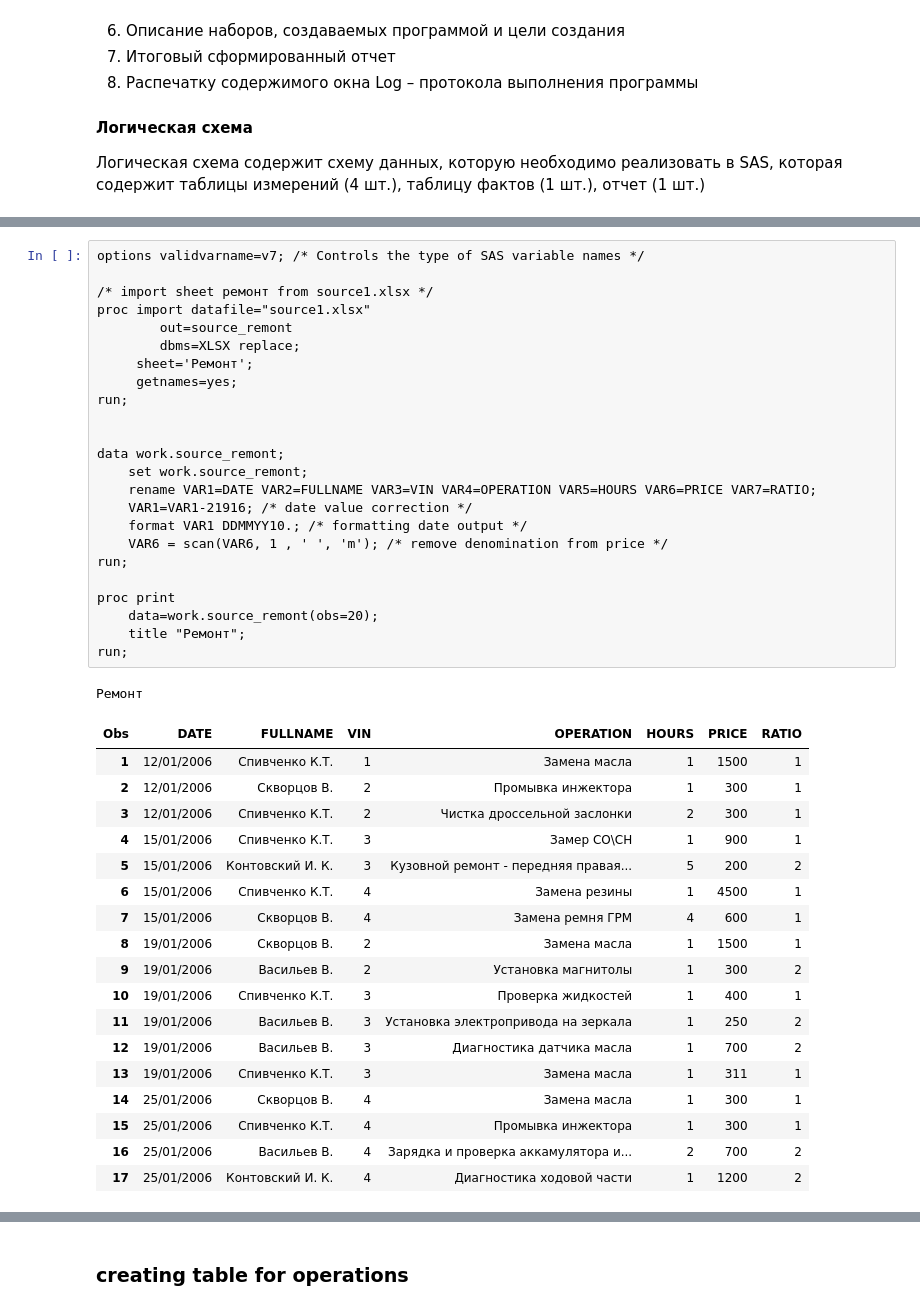
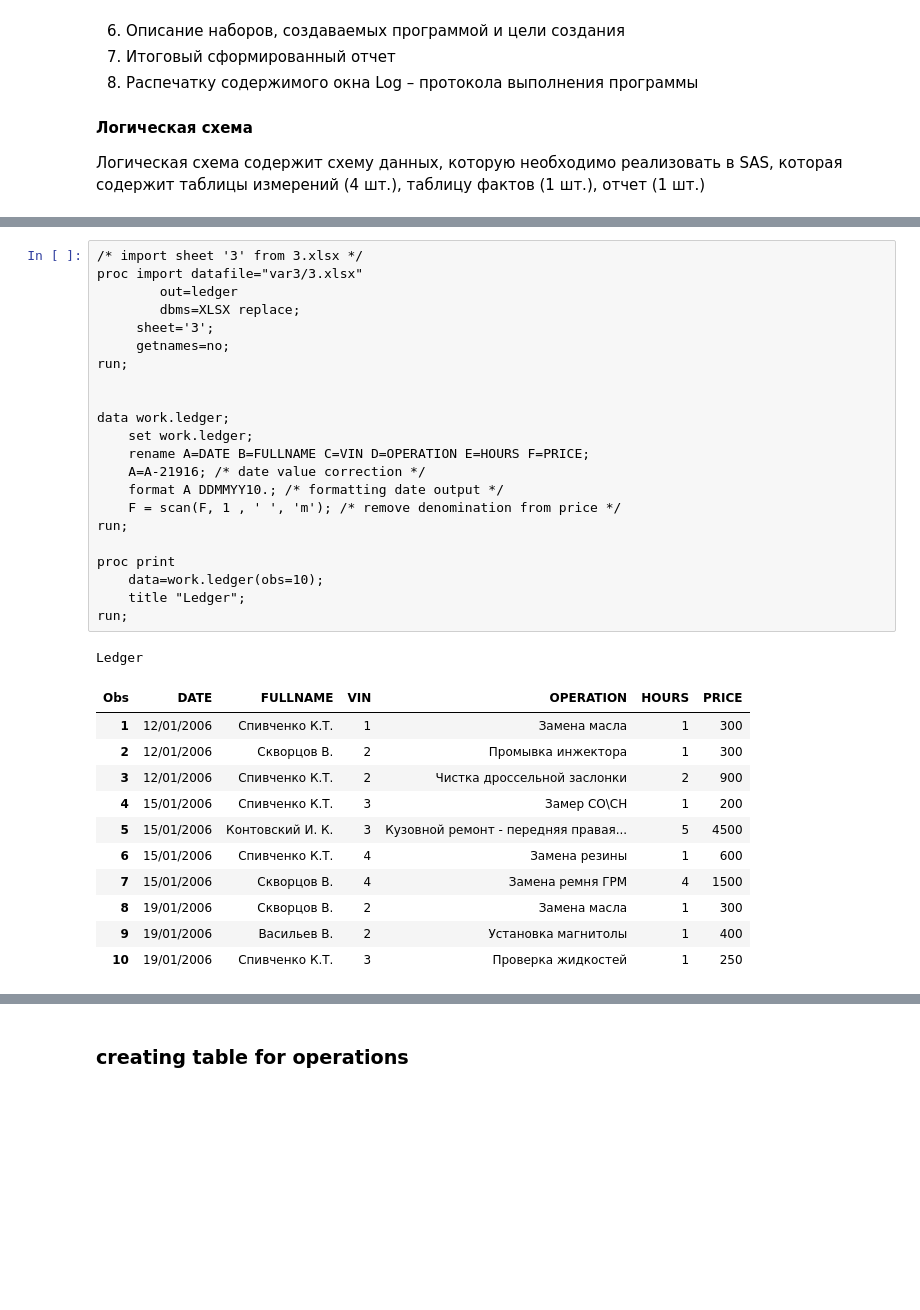
Before and after one commit to ahtyamovdanil/SAS_university, a Jupyter notebook: lab_1/lab1_var3.ipynb, the cells around one changed output, grey strips where cells are left out. Drawn from its saved outputs; the diff is of its cells as text; blank space fills up the shorter version.

```diff
--- a/lab_1/lab1.ipynb
+++ b/lab_1/lab1_var3.ipynb
@@ -31,44 +114,35 @@
 # %%
-options validvarname=v7; /* Controls the type of SAS variable names */
-
-/* import sheet ремонт from source1.xlsx */
-proc import datafile="source1.xlsx"
-        out=source_remont
+/* import sheet '3' from 3.xlsx */
+proc import datafile="var3/3.xlsx"
+        out=ledger
         dbms=XLSX replace;
-     sheet='Ремонт';
-     getnames=yes;
+     sheet='3';
+     getnames=no;
 run;
 
 
-data work.source_remont;
-    set work.source_remont;
-    rename VAR1=DATE VAR2=FULLNAME VAR3=VIN VAR4=OPERATION VAR5=HOURS VAR6=PRICE VAR7=RATIO;
-    VAR1=VAR1-21916; /* date value correction */
-    format VAR1 DDMMYY10.; /* formatting date output */
-    VAR6 = scan(VAR6, 1 , ' ', 'm'); /* remove denomination from price */
+data work.ledger;
+    set work.ledger;
+    rename A=DATE B=FULLNAME C=VIN D=OPERATION E=HOURS F=PRICE;
+    A=A-21916; /* date value correction */
+    format A DDMMYY10.; /* formatting date output */
+    F = scan(F, 1 , ' ', 'm'); /* remove denomination from price */
 run;
 
 proc print
-    data=work.source_remont(obs=20);
-    title "Ремонт";
+    data=work.ledger(obs=10);
+    title "Ledger";
 run;
 # %% [output]
-Ремонт
+Ledger
-| Obs | DATE | FULLNAME | VIN | OPERATION | HOURS | PRICE | RATIO |
-| 1 | 12/01/2006 | Спивченко К.Т. | 1 | Замена масла | 1 | 1500 | 1 |
-| 2 | 12/01/2006 | Скворцов В. | 2 | Промывка инжектора | 1 | 300 | 1 |
-| 3 | 12/01/2006 | Спивченко К.Т. | 2 | Чистка дроссельной заслонки | 2 | 300 | 1 |
-| 4 | 15/01/2006 | Спивченко К.Т. | 3 | Замер СО\СН | 1 | 900 | 1 |
-| 5 | 15/01/2006 | Контовский И. К. | 3 | Кузовной ремонт - передняя правая... | 5 | 200 | 2 |
-| 6 | 15/01/2006 | Спивченко К.Т. | 4 | Замена резины | 1 | 4500 | 1 |
-| 7 | 15/01/2006 | Скворцов В. | 4 | Замена ремня ГРМ | 4 | 600 | 1 |
-| 8 | 19/01/2006 | Скворцов В. | 2 | Замена масла | 1 | 1500 | 1 |
-| 9 | 19/01/2006 | Васильев В. | 2 | Установка магнитолы | 1 | 300 | 2 |
-| 10 | 19/01/2006 | Спивченко К.Т. | 3 | Проверка жидкостей | 1 | 400 | 1 |
-| 11 | 19/01/2006 | Васильев В. | 3 | Установка электропривода на зеркала | 1 | 250 | 2 |
-| 12 | 19/01/2006 | Васильев В. | 3 | Диагностика датчика масла | 1 | 700 | 2 |
-| 13 | 19/01/2006 | Спивченко К.Т. | 3 | Замена масла | 1 | 311 | 1 |
-| 14 | 25/01/2006 | Скворцов В. | 4 | Замена масла | 1 | 300 | 1 |
-| 15 | 25/01/2006 | Спивченко К.Т. | 4 | Промывка инжектора | 1 | 300 | 1 |
-| 16 | 25/01/2006 | Васильев В. | 4 | Зарядка и проверка аккамулятора и... | 2 | 700 | 2 |
-| 17 | 25/01/2006 | Контовский И. К. | 4 | Диагностика ходовой части | 1 | 1200 | 2 |
+| Obs | DATE | FULLNAME | VIN | OPERATION | HOURS | PRICE |
+| 1 | 12/01/2006 | Спивченко К.Т. | 1 | Замена масла | 1 | 300 |
+| 2 | 12/01/2006 | Скворцов В. | 2 | Промывка инжектора | 1 | 300 |
+| 3 | 12/01/2006 | Спивченко К.Т. | 2 | Чистка дроссельной заслонки | 2 | 900 |
+| 4 | 15/01/2006 | Спивченко К.Т. | 3 | Замер СО\СН | 1 | 200 |
+| 5 | 15/01/2006 | Контовский И. К. | 3 | Кузовной ремонт - передняя правая... | 5 | 4500 |
+| 6 | 15/01/2006 | Спивченко К.Т. | 4 | Замена резины | 1 | 600 |
+| 7 | 15/01/2006 | Скворцов В. | 4 | Замена ремня ГРМ | 4 | 1500 |
+| 8 | 19/01/2006 | Скворцов В. | 2 | Замена масла | 1 | 300 |
+| 9 | 19/01/2006 | Васильев В. | 2 | Установка магнитолы | 1 | 400 |
+| 10 | 19/01/2006 | Спивченко К.Т. | 3 | Проверка жидкостей | 1 | 250 |
```
Also changed, not shown: parts of 20 cells of this notebook, 7 other files.
